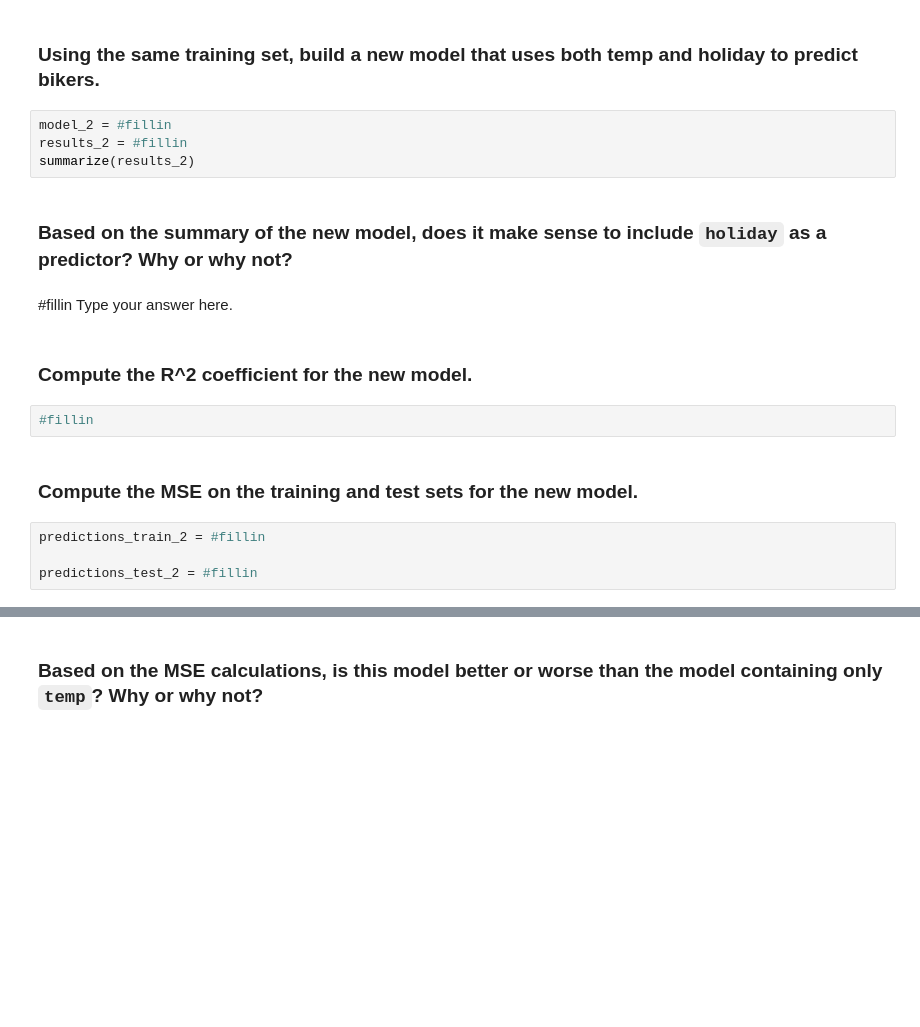
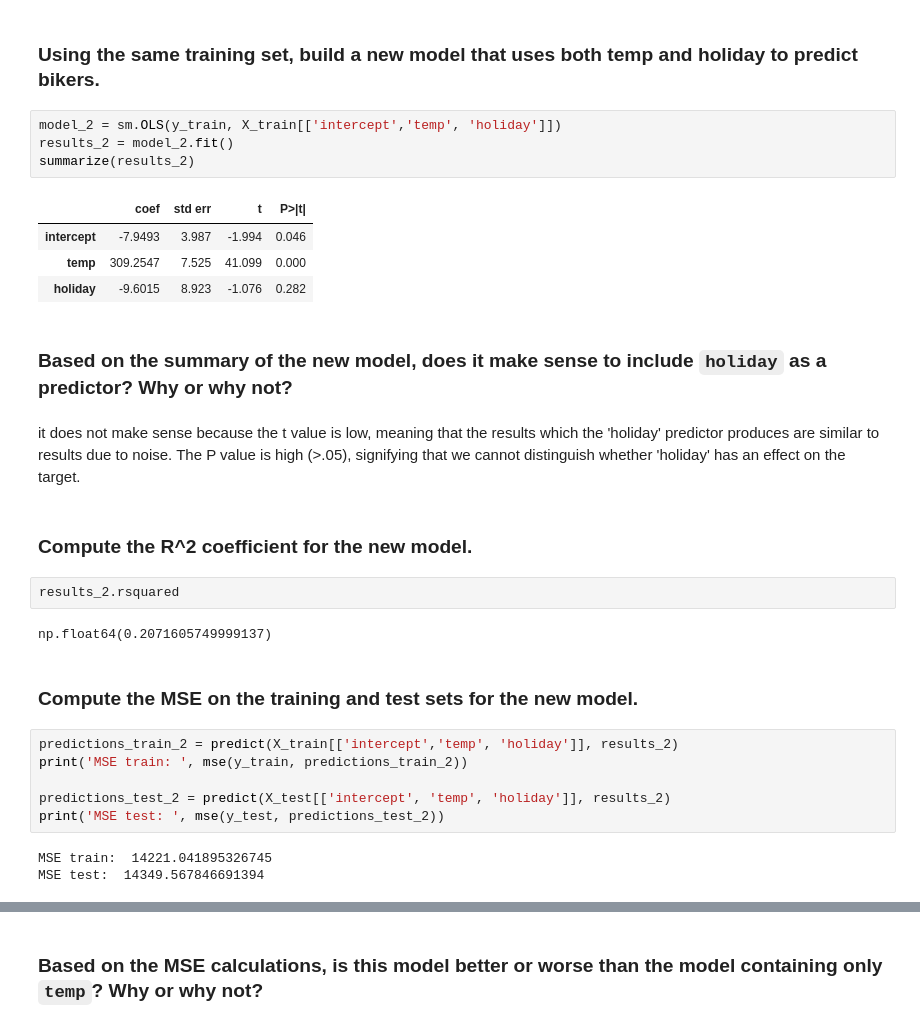
Before and after one commit to benjiezastavker-star/code_2600, a Jupyter notebook: mod04_linear.ipynb, the cells around one changed output, grey strips where cells are left out. Saved outputs shown, nothing was run; the diff lists cells and outputs as text; blank space fills up the shorter version.

```diff
--- a/mod04_linear.ipynb
+++ b/mod04_linear.ipynb
@@ -219,20 +228,32 @@ abline(ax,
 # %% [markdown]
 ### Using the same training set, build a new model that uses both temp and holiday to predict bikers.
 # %%
-model_2 = #fillin
-results_2 = #fillin
+model_2 = sm.OLS(y_train, X_train[['intercept','temp', 'holiday']])
+results_2 = model_2.fit()
 summarize(results_2)
+# %% [output]
+|  | coef | std err | t | P>|t| |
+| intercept | -7.9493 | 3.987 | -1.994 | 0.046 |
+| temp | 309.2547 | 7.525 | 41.099 | 0.000 |
+| holiday | -9.6015 | 8.923 | -1.076 | 0.282 |
 # %% [markdown]
 ### Based on the summary of the new model, does it make sense to include `holiday` as a predictor? Why or why not?
 # %% [markdown]
-#fillin Type your answer here.
+it does not make sense because the t value is low, meaning that the results which the 'holiday' predictor produces are similar to results due to noise. The P value is high (>.05), signifying that we cannot distinguish whether 'holiday' has an effect on the target.
 # %% [markdown]
 ### Compute the R^2 coefficient for the new model.
 # %%
-#fillin
+results_2.rsquared
+# %% [output]
+np.float64(0.2071605749999137)
 # %% [markdown]
 ### Compute the MSE on the training and test sets for the new model.
 # %%
-predictions_train_2 = #fillin
+predictions_train_2 = predict(X_train[['intercept','temp', 'holiday']], results_2)
+print('MSE train: ', mse(y_train, predictions_train_2))
 
-predictions_test_2 = #fillin
+predictions_test_2 = predict(X_test[['intercept', 'temp', 'holiday']], results_2)
+print('MSE test: ', mse(y_test, predictions_test_2))
+# %% [output]
+MSE train:  14221.041895326745
+MSE test:  14349.567846691394
```
Also changed, not shown: parts of 10 cells of this notebook.
